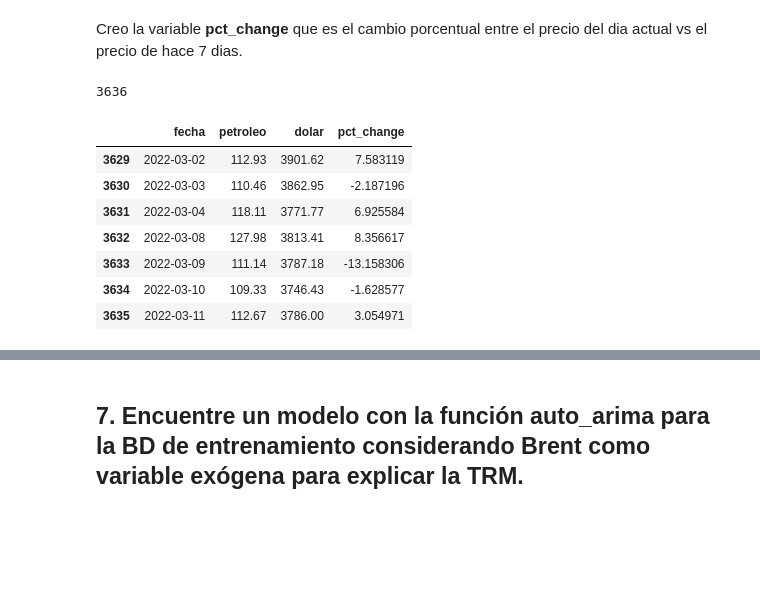
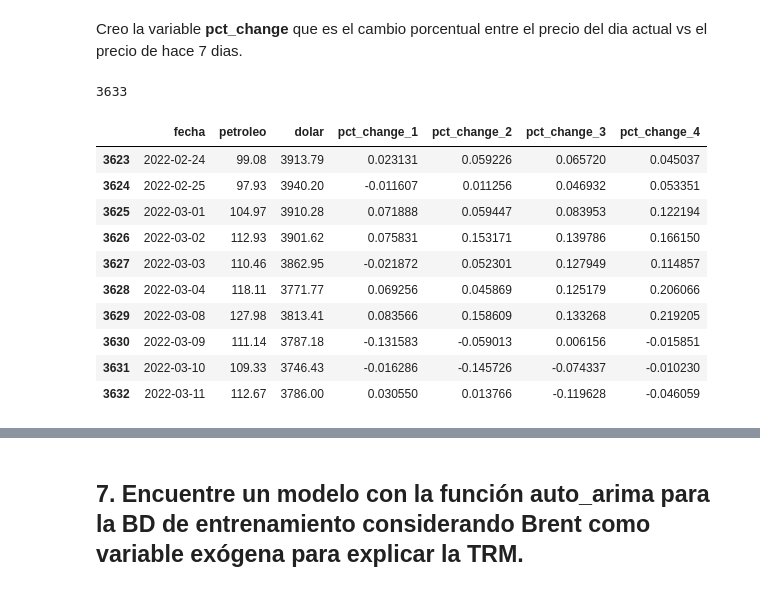
Before and after one commit to julianusor/series_de_tiempo, a Jupyter notebook: Exam3/PARCIAL3_PUNTO1.ipynb, the cells around one changed output, grey strips where cells are left out. Drawn from its saved outputs; the diff is of its cells as text; code cells hidden in the pictures; blank space fills up the shorter version.

```diff
--- a/Exam3/PARCIAL3_PUNTO1.ipynb
+++ b/Exam3/PARCIAL3_PUNTO1.ipynb
@@ -293,24 +284,30 @@ pct_change = ((act - prev)/prev)*100
-# %%
-df = df[1:].reset_index(drop = True)
 # %% [markdown]
 Creo la variable **pct_change** que es el cambio porcentual entre el precio del dia actual vs el precio de hace 7 dias.
+# %%
+df["pct_change_1"] = df.petroleo.pct_change(periods = 1)
+df["pct_change_2"] = df.petroleo.pct_change(periods = 2)
+df["pct_change_3"] = df.petroleo.pct_change(periods = 3)
+df["pct_change_4"] = df.petroleo.pct_change(periods = 4)
 # %%
-df["pct_change"] = pct_change
+df = df.dropna().reset_index(drop = True)
 # %%
 df_len = df.shape[0]
 df_len # numero de filas
 # %% [output]
-3636
+3633
 # %%
-train = df[:(df_len - 7)]
-test = df[(df_len - 7):]
+train = df[:(df_len - 10)]
+test = df[(df_len - 10):]
 test
 # %% [output]
-|  | fecha | petroleo | dolar | pct_change |
-| 3629 | 2022-03-02 | 112.93 | 3901.62 | 7.583119 |
-| 3630 | 2022-03-03 | 110.46 | 3862.95 | -2.187196 |
-| 3631 | 2022-03-04 | 118.11 | 3771.77 | 6.925584 |
-| 3632 | 2022-03-08 | 127.98 | 3813.41 | 8.356617 |
-| 3633 | 2022-03-09 | 111.14 | 3787.18 | -13.158306 |
-| 3634 | 2022-03-10 | 109.33 | 3746.43 | -1.628577 |
-| 3635 | 2022-03-11 | 112.67 | 3786.00 | 3.054971 |
+|  | fecha | petroleo | dolar | pct_change_1 | pct_change_2 | pct_change_3 | pct_change_4 |
+| 3623 | 2022-02-24 | 99.08 | 3913.79 | 0.023131 | 0.059226 | 0.065720 | 0.045037 |
+| 3624 | 2022-02-25 | 97.93 | 3940.20 | -0.011607 | 0.011256 | 0.046932 | 0.053351 |
+| 3625 | 2022-03-01 | 104.97 | 3910.28 | 0.071888 | 0.059447 | 0.083953 | 0.122194 |
+| 3626 | 2022-03-02 | 112.93 | 3901.62 | 0.075831 | 0.153171 | 0.139786 | 0.166150 |
+| 3627 | 2022-03-03 | 110.46 | 3862.95 | -0.021872 | 0.052301 | 0.127949 | 0.114857 |
+| 3628 | 2022-03-04 | 118.11 | 3771.77 | 0.069256 | 0.045869 | 0.125179 | 0.206066 |
+| 3629 | 2022-03-08 | 127.98 | 3813.41 | 0.083566 | 0.158609 | 0.133268 | 0.219205 |
+| 3630 | 2022-03-09 | 111.14 | 3787.18 | -0.131583 | -0.059013 | 0.006156 | -0.015851 |
+| 3631 | 2022-03-10 | 109.33 | 3746.43 | -0.016286 | -0.145726 | -0.074337 | -0.010230 |
+| 3632 | 2022-03-11 | 112.67 | 3786.00 | 0.030550 | 0.013766 | -0.119628 | -0.046059 |
```
Also changed, not shown: parts of 21 cells of this notebook.
